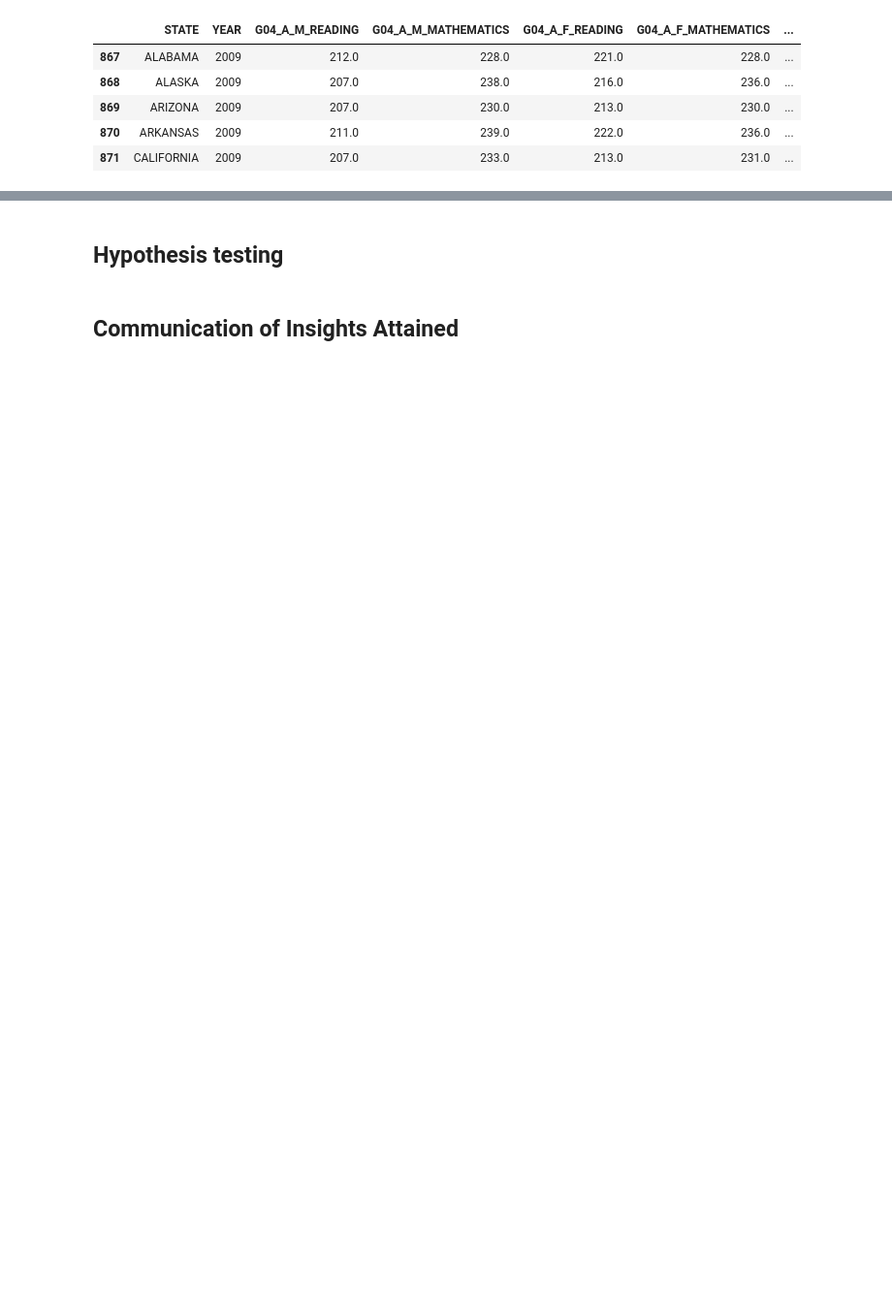
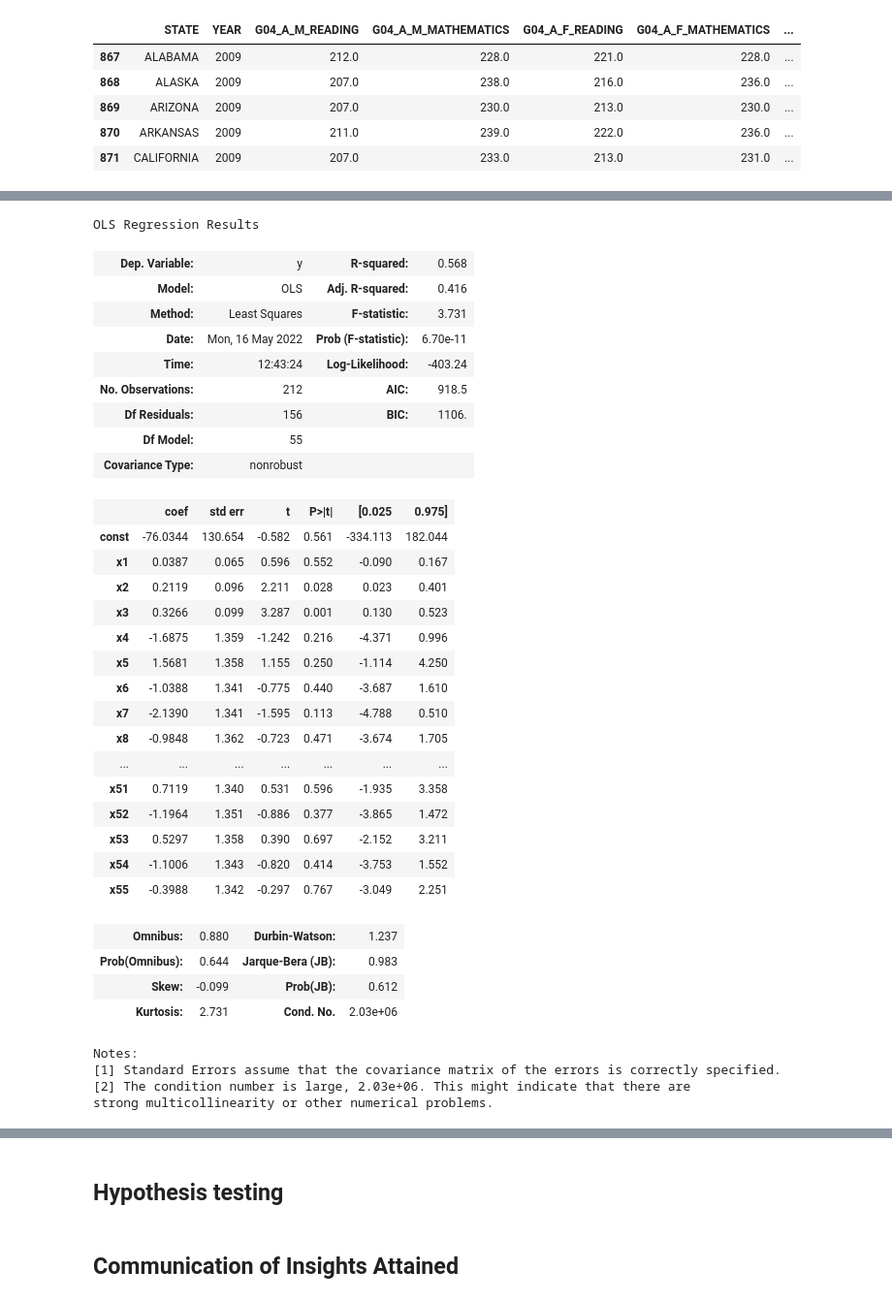
Before and after one commit to mariakeerthi/mariakeerthi.github.io, a Jupyter notebook: final_project.ipynb, the cells around one changed output, grey strips where cells are left out. Shown: that part at 97% size. Drawn from its saved outputs; the diff is of its cells as text; code cells hidden in the pictures; blank space fills up the shorter version.

```diff
--- a/final_project.ipynb
+++ b/final_project.ipynb
@@ -409,0 +641,39 @@ from sklearn.linear_model import LinearRegression
+# %%
+# create statsmodel for math data female
+p_math_F = sm.OLS(train_data['MATHEMATICS_GROWTH_F'].tolist(), sm.add_constant(X_math_F)).fit()
+p_math_F.summary()
+# %% [output]
+OLS Regression Results
+| Dep. Variable: | y | R-squared: | 0.568 |
+| Model: | OLS | Adj. R-squared: | 0.416 |
+| Method: | Least Squares | F-statistic: | 3.731 |
+| Date: | Mon, 16 May 2022 | Prob (F-statistic): | 6.70e-11 |
+| Time: | 12:43:24 | Log-Likelihood: | -403.24 |
+| No. Observations: | 212 | AIC: | 918.5 |
+| Df Residuals: | 156 | BIC: | 1106. |
+| Df Model: | 55 |  |  |
+| Covariance Type: | nonrobust |  |  |
+|  | coef | std err | t | P>|t| | [0.025 | 0.975] |
+| const | -76.0344 | 130.654 | -0.582 | 0.561 | -334.113 | 182.044 |
+| x1 | 0.0387 | 0.065 | 0.596 | 0.552 | -0.090 | 0.167 |
+| x2 | 0.2119 | 0.096 | 2.211 | 0.028 | 0.023 | 0.401 |
+| x3 | 0.3266 | 0.099 | 3.287 | 0.001 | 0.130 | 0.523 |
+| x4 | -1.6875 | 1.359 | -1.242 | 0.216 | -4.371 | 0.996 |
+| x5 | 1.5681 | 1.358 | 1.155 | 0.250 | -1.114 | 4.250 |
+| x6 | -1.0388 | 1.341 | -0.775 | 0.440 | -3.687 | 1.610 |
+| x7 | -2.1390 | 1.341 | -1.595 | 0.113 | -4.788 | 0.510 |
+| x8 | -0.9848 | 1.362 | -0.723 | 0.471 | -3.674 | 1.705 |
+| ... | ... | ... | ... | ... | ... | ... |
+| x51 | 0.7119 | 1.340 | 0.531 | 0.596 | -1.935 | 3.358 |
+| x52 | -1.1964 | 1.351 | -0.886 | 0.377 | -3.865 | 1.472 |
+| x53 | 0.5297 | 1.358 | 0.390 | 0.697 | -2.152 | 3.211 |
+| x54 | -1.1006 | 1.343 | -0.820 | 0.414 | -3.753 | 1.552 |
+| x55 | -0.3988 | 1.342 | -0.297 | 0.767 | -3.049 | 2.251 |
+| Omnibus: | 0.880 | Durbin-Watson: | 1.237 |
+| Prob(Omnibus): | 0.644 | Jarque-Bera (JB): | 0.983 |
+| Skew: | -0.099 | Prob(JB): | 0.612 |
+| Kurtosis: | 2.731 | Cond. No. | 2.03e+06 |
+Notes:
+[1] Standard Errors assume that the covariance matrix of the errors is correctly specified.
+[2] The condition number is large, 2.03e+06. This might indicate that there are
+strong multicollinearity or other numerical problems.
```
Also changed, not shown: parts of 31 cells of this notebook.
